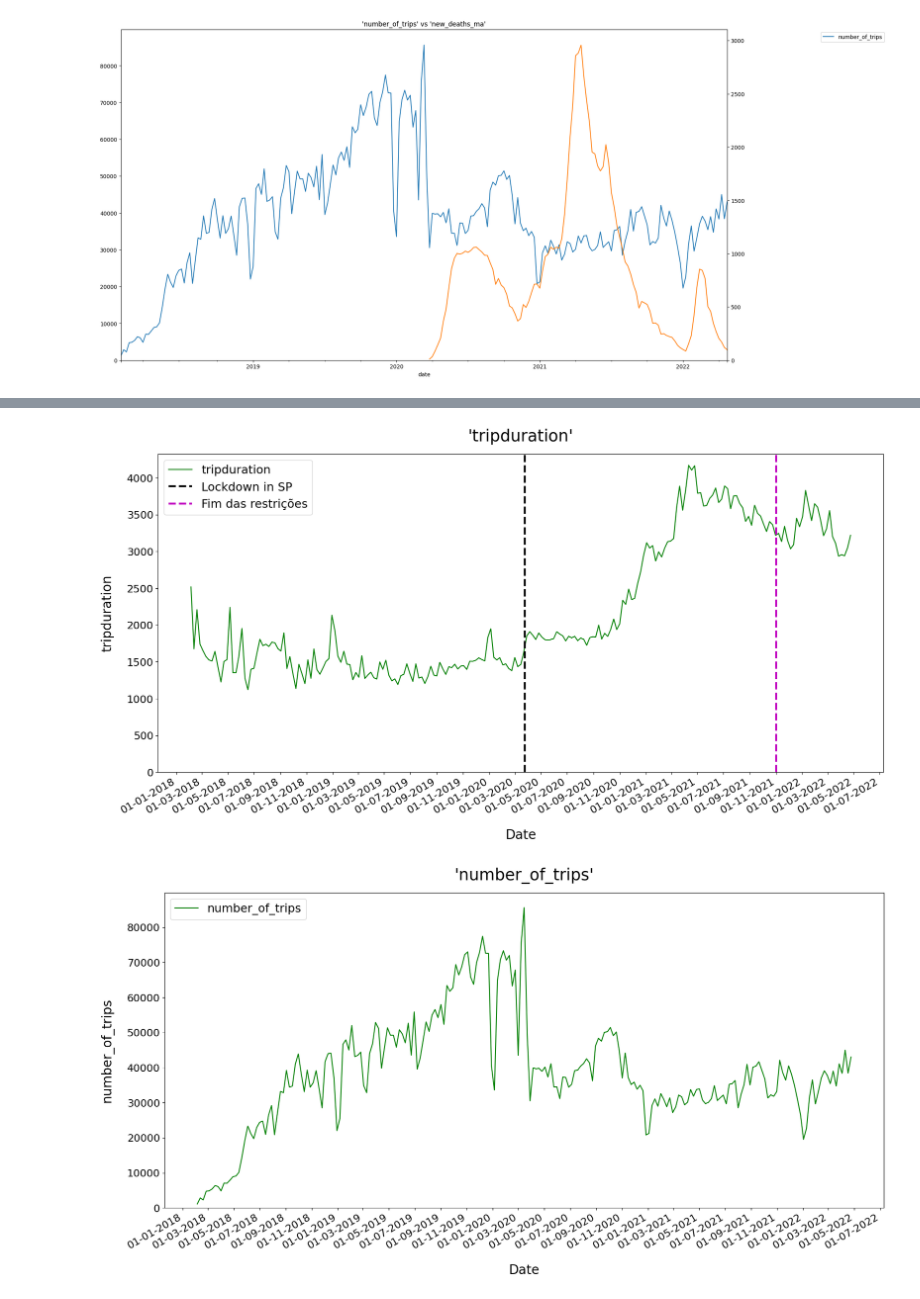
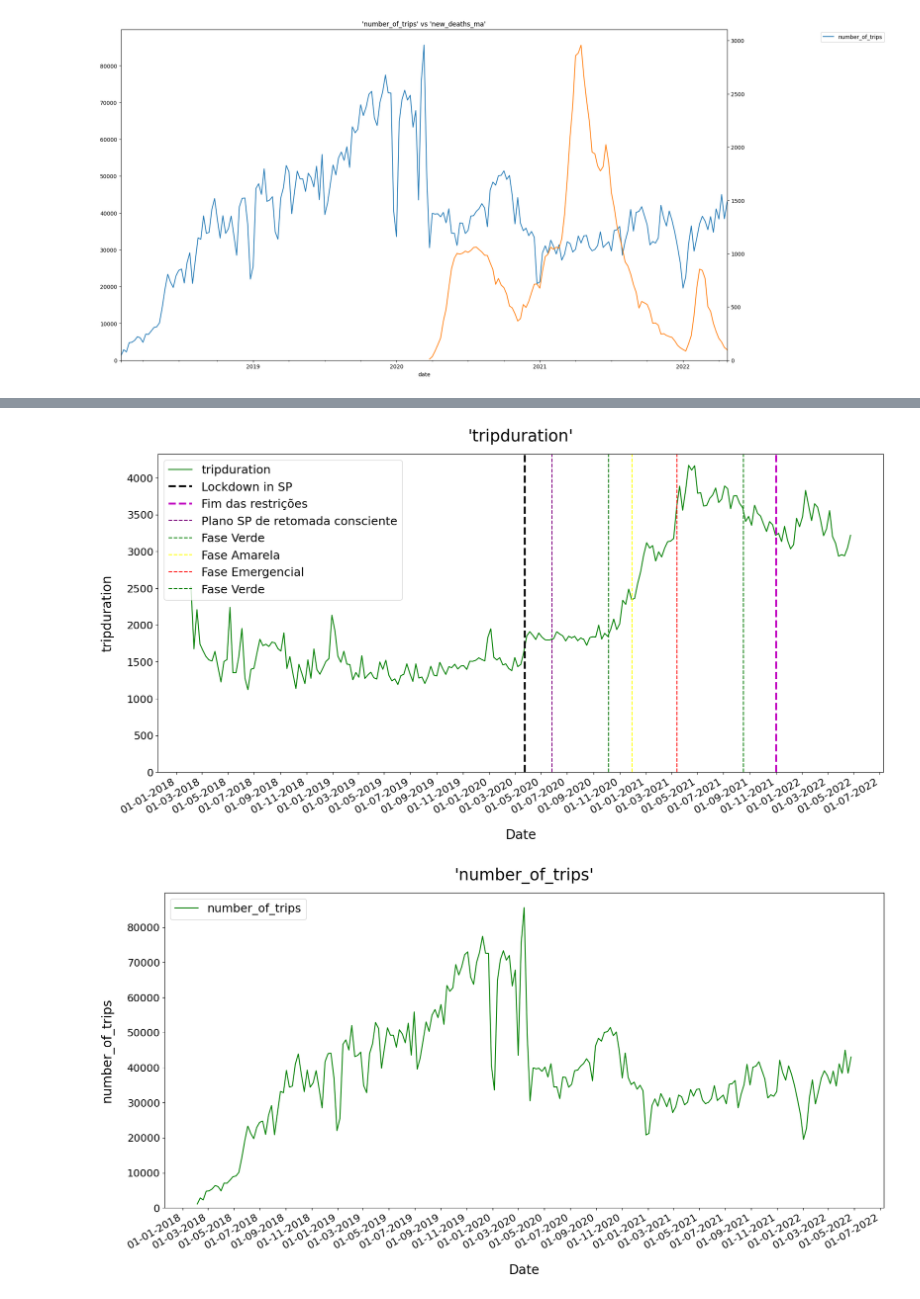
Before and after one commit to anayflima/bss-analysis, a Jupyter notebook: data_analysis/correlation_with_covid/weekly_correlation.ipynb, the cells around one changed output, grey strips where cells are left out. Cells and saved outputs as stored; diff of their text form; code cells hidden in the pictures.

```diff
--- a/data_analysis/correlation_with_covid/weekly_correlation.ipynb
+++ b/data_analysis/correlation_with_covid/weekly_correlation.ipynb
@@ -90,9 +96,9 @@ cwc.plot_variable_and_covid_together(variable, covid_variable, show_all_phases=T
 # %%
 variable = 'tripduration'
 covid_variable = []
-cwc.plot_variable_and_covid_together(variable, covid_variable, show_key_pandemic_moments = True)
+cwc.plot_variable_and_covid_together(variable, covid_variable, show_key_pandemic_moments = True, show_all_phases = True)
 # %% [output]
-[figure, old version]
+[figure, new version]
 # %%
 variable = 'number_of_trips'
 covid_variable = []
```
Also changed, not shown: parts of 8 cells of this notebook, 1 other file.
